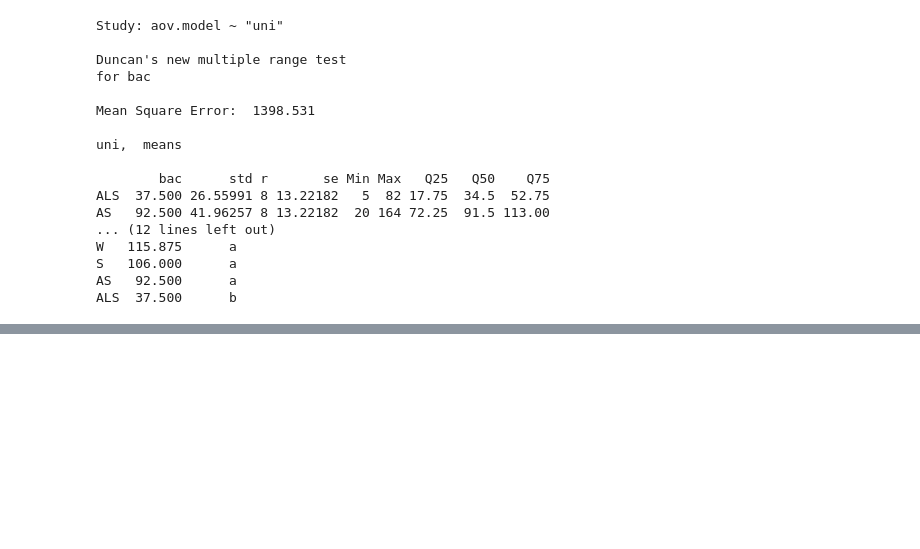
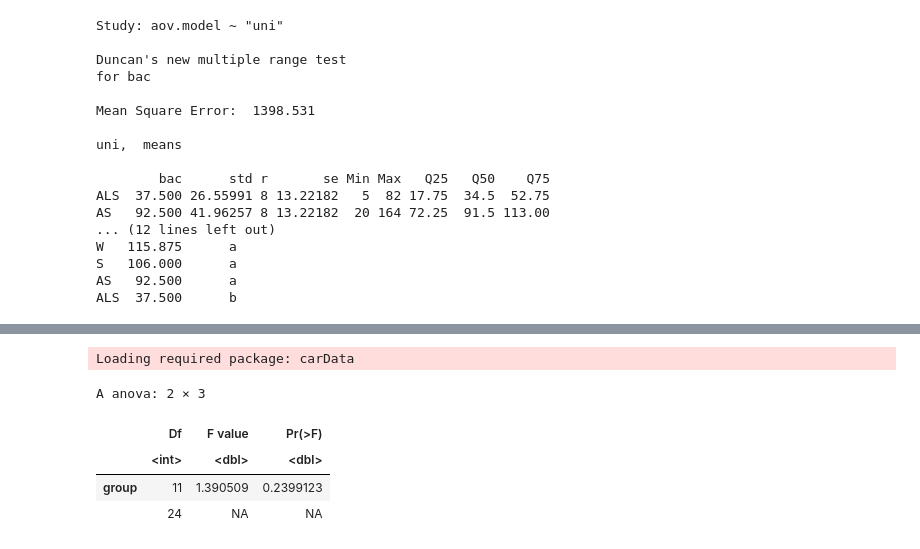
Before and after one commit to tontantip/DADS6001-Project-Applied-statistics, a Jupyter notebook: in class/anova.ipynb, the cells around one changed output, grey strips where cells are left out. Drawn from its saved outputs; the diff is of its cells as text; code cells hidden in the pictures; blank space fills up the shorter version.

```diff
--- a/in class/anova.ipynb
+++ b/in class/anova.ipynb
@@ -162,0 +176,13 @@ ALS  37.500      b
+# %%
+dept <- as.factor(c(rep("Warehouse",3), rep("Commow",3), rep("Bigw",3), rep("Refrigw",3)))
+train <- as.factor(c(rep("1-20",12), rep("21-50",12), rep(">50",12)))
+mdataframe <- data.frame(absent,dept,train)
+library(car)
+leveneTest(absent ~ dept * train, data=mdataframe ,center=mean)
+# %% [output]
+Loading required package: carData
+A anova: 2 × 3
+|  | Df | F value | Pr(>F) |
+|  | <int> | <dbl> | <dbl> |
+| group | 11 | 1.390509 | 0.2399123 |
+|  | 24 | NA | NA |
```
Also changed, not shown: parts of 16 cells of this notebook.
